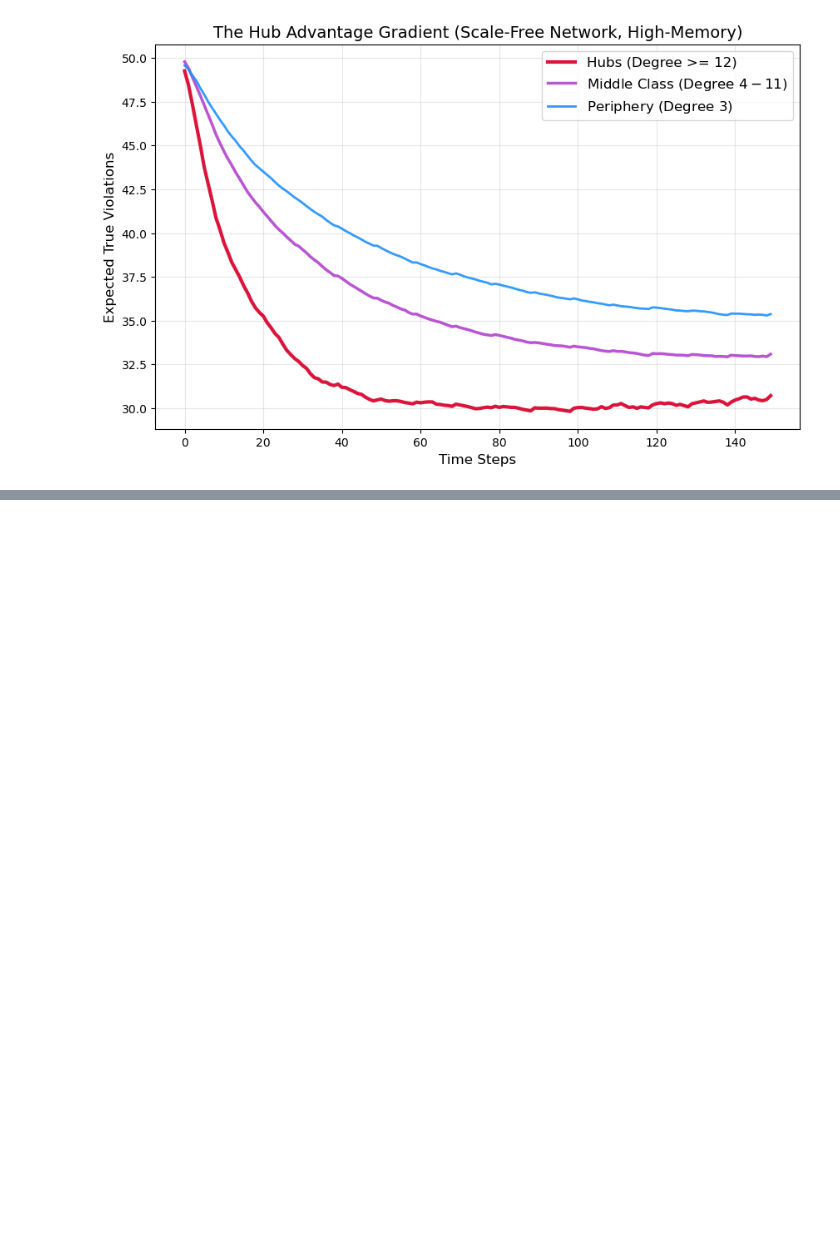
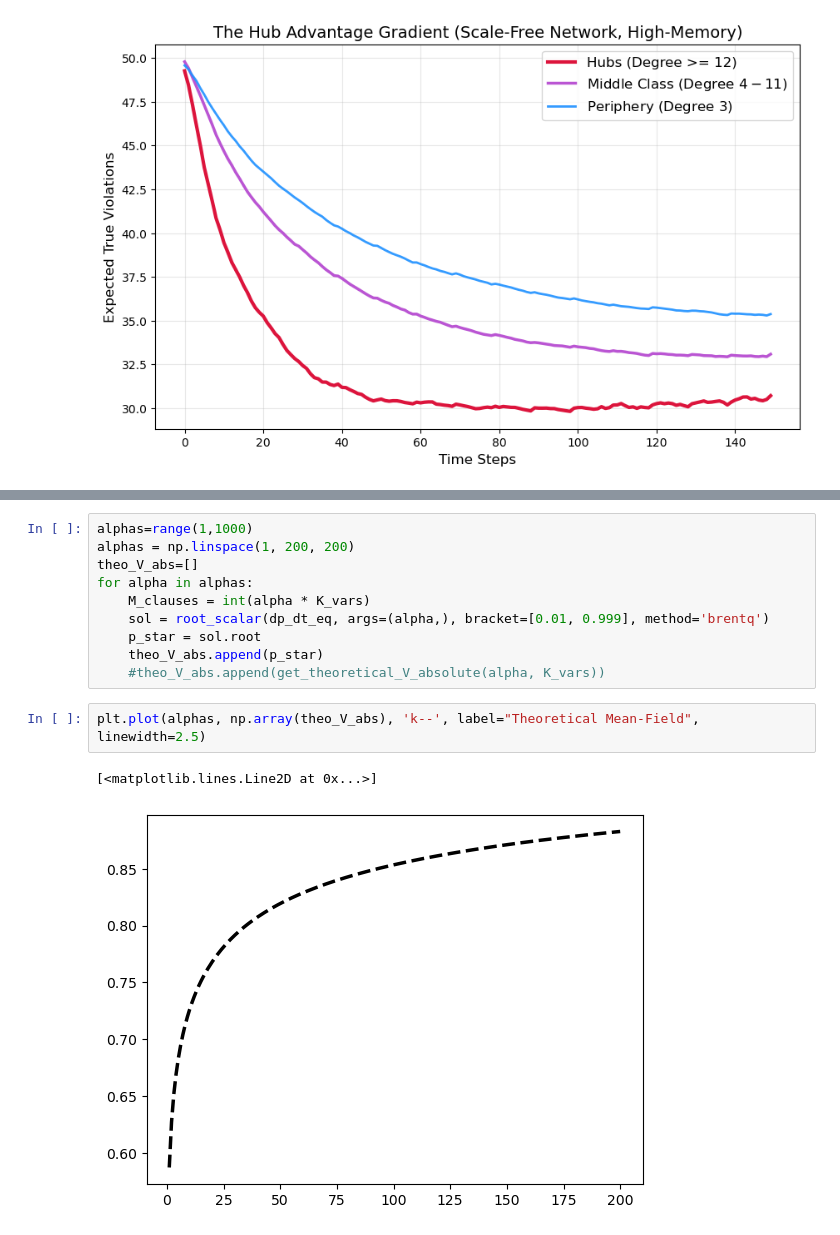
Before and after one commit to atiyabzafar/architecturesofproblemsolving, a Jupyter notebook: model/_other/Analysis/dismantle.ipynb, the cells around one changed output, grey strips where cells are left out. Saved outputs shown, nothing was run; the diff lists cells and outputs as text; blank space fills up the shorter version.

```diff
--- a/model/_other/Analysis/dismantle.ipynb
+++ b/model/_other/Analysis/dismantle.ipynb
@@ -496,0 +985,15 @@ plt.show()
+# %%
+alphas=range(1,1000)
+alphas = np.linspace(1, 200, 200)
+theo_V_abs=[]
+for alpha in alphas:
+    M_clauses = int(alpha * K_vars)
+    sol = root_scalar(dp_dt_eq, args=(alpha,), bracket=[0.01, 0.999], method='brentq')
+    p_star = sol.root
+    theo_V_abs.append(p_star)
+    #theo_V_abs.append(get_theoretical_V_absolute(alpha, K_vars))
+# %%
+plt.plot(alphas, np.array(theo_V_abs), 'k--', label="Theoretical Mean-Field", linewidth=2.5)
+# %% [output]
+[<matplotlib.lines.Line2D at 0x...>]
+[figure, added]
```
Also changed, not shown: parts of 20 cells of this notebook, 3 other files.
